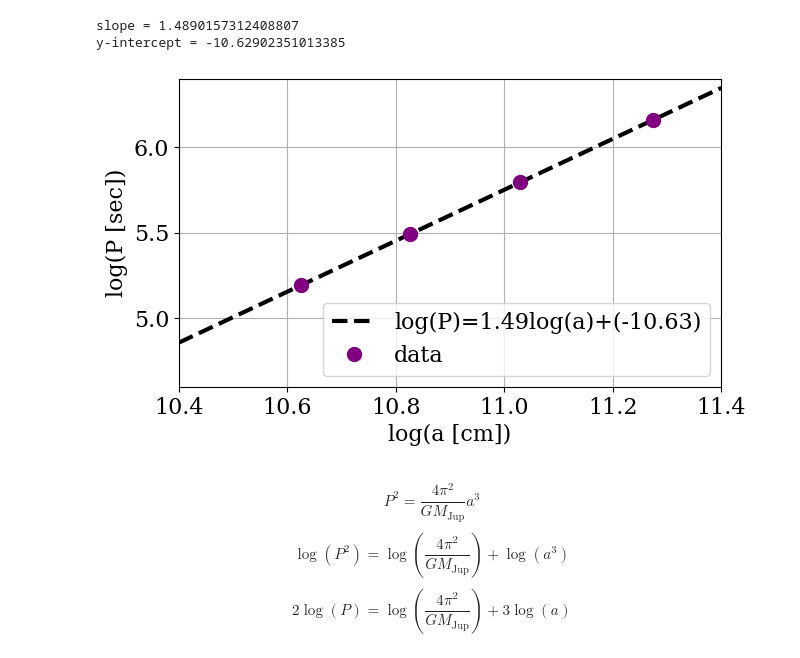
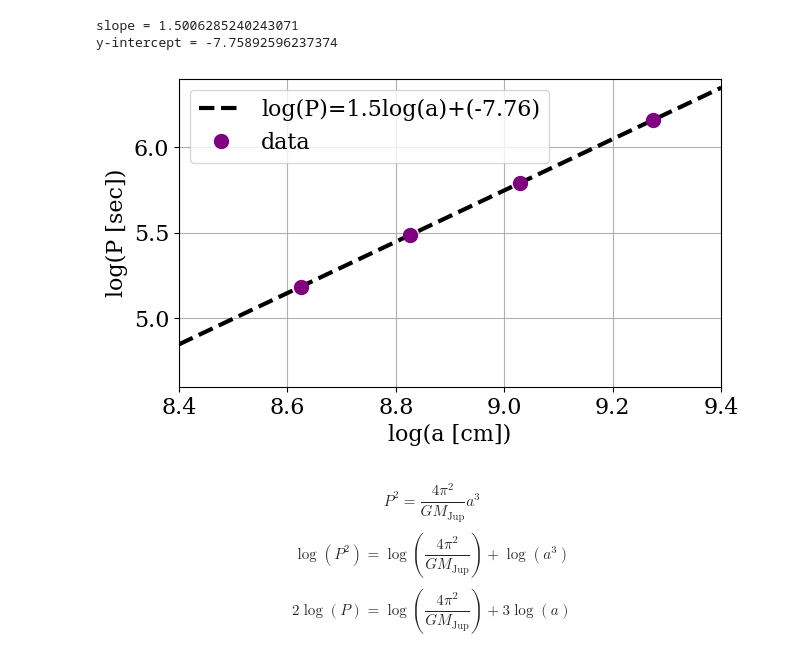
Before and after one commit to gonihalevi/gonihalevi.github.io, a Jupyter notebook: GalileanMoons_Kepler.ipynb, the cells around one changed output. Drawn from its saved outputs; the diff is of its cells as text; code cells hidden in the pictures.

```diff
--- a/GalileanMoons_Kepler.ipynb
+++ b/GalileanMoons_Kepler.ipynb
@@ -8,31 +8,31 @@ mpl.rcParams['font.size'] = 16
 # %%
 # data from https://nssdc.gsfc.nasa.gov/planetary/factsheet/galileanfact_table.html
 # in order of closest to furthest: Io, Europa, Ganymede, Callisto
-a = 1e8*np.array([422,671,1070,1883]) #semimajor axis in 10^3 km converted into cm
-P = 24*3600*np.array([1.8,3.6,7.2,16.7]) #orbital period in days converted into seconds
+a = 1e6*np.array([422,671,1070,1883]) #semimajor axis in 10^3 km converted into m since it is what most students did
+P = 24*3600*np.array([1.769,3.551,7.155,16.689]) #orbital period in days converted into seconds
 # %%
 x, y = np.log10(a),np.log10(P)
 
 line = np.poly1d(np.polyfit(x, y, 1))
 m,b = line #getting slope and y-intercept of best-fit line
 print(f'slope = {m}')
 print(f'y-intercept = {b}')
 
-x_line = np.linspace(10.4,11.4,4)
+x_line = np.linspace(8.4,9.4,4)
 plt.figure(figsize=(7,4))
 plt.xlabel('log(a [cm])')
 plt.ylabel('log(P [sec])')
 plt.grid()
 plt.plot(x_line, line(x_line),linestyle='dashed',lw=3,color='k',label=f'log(P)={np.round(m,2)}log(a)+({np.round(b,2)})')
 plt.plot(x,y,color='purple',label='data',marker='o',ls='',markersize=10)
-plt.xlim((10.4,11.4))
+plt.xlim((8.4,9.4))
 plt.ylim((4.6,6.4))
 plt.legend()
 plt.savefig('/Users/ghalevi/Dropbox/IIT/360/Spring2025/GalileanMoons_Kepler.png',bbox_inches='tight',dpi=100)
 # %% [output]
-slope = 1.4890157312408807
-y-intercept = -10.62902351013385
+slope = 1.5006285240243071
+y-intercept = -7.75892596237374
-[figure, old version]
+[figure, new version]
 # %% [markdown]
 $$P^2 = \frac{4\pi^2}{GM_\mathrm{Jup}} a^3$$
 $$\log{(P^2)} = \log{\left(\frac{4\pi^2}{GM_\mathrm{Jup}}\right)} + \log{(a^3)}$$
```
Also changed, not shown: parts of 3 cells of this notebook.
